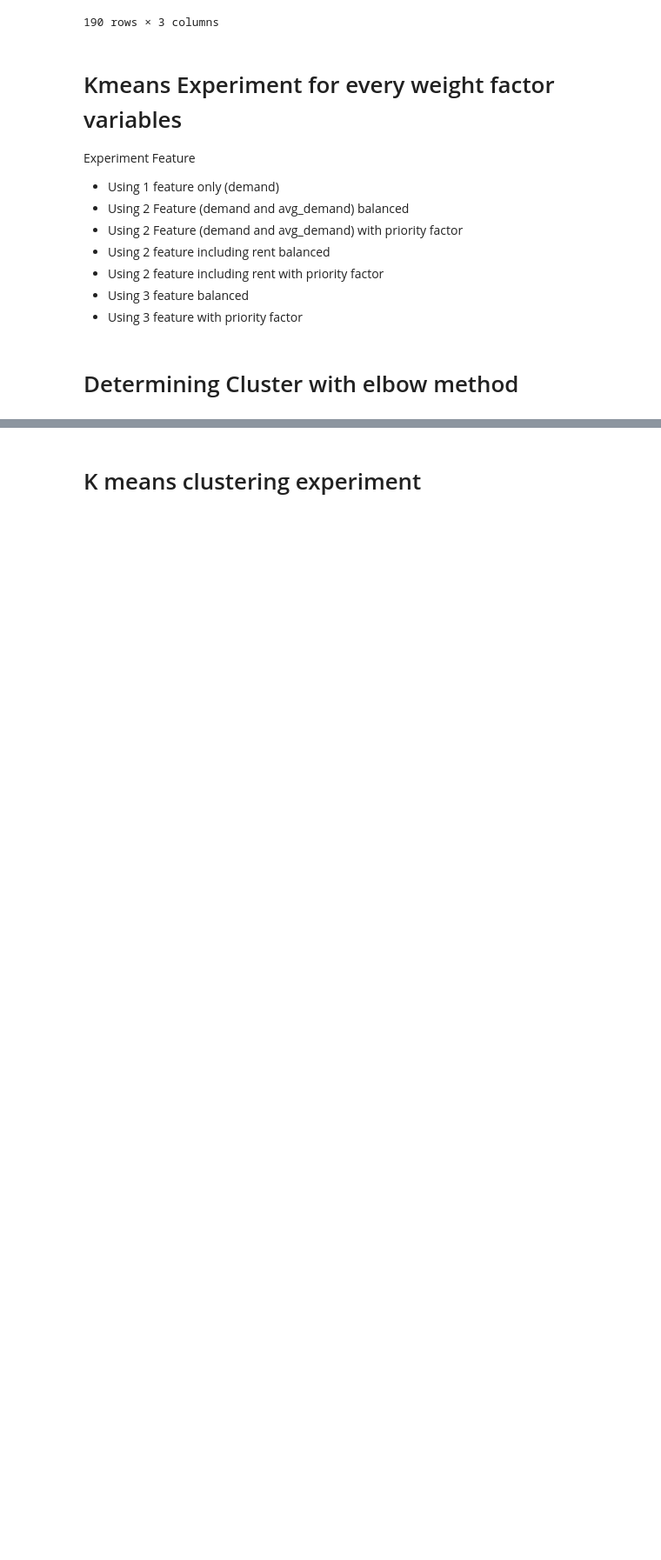
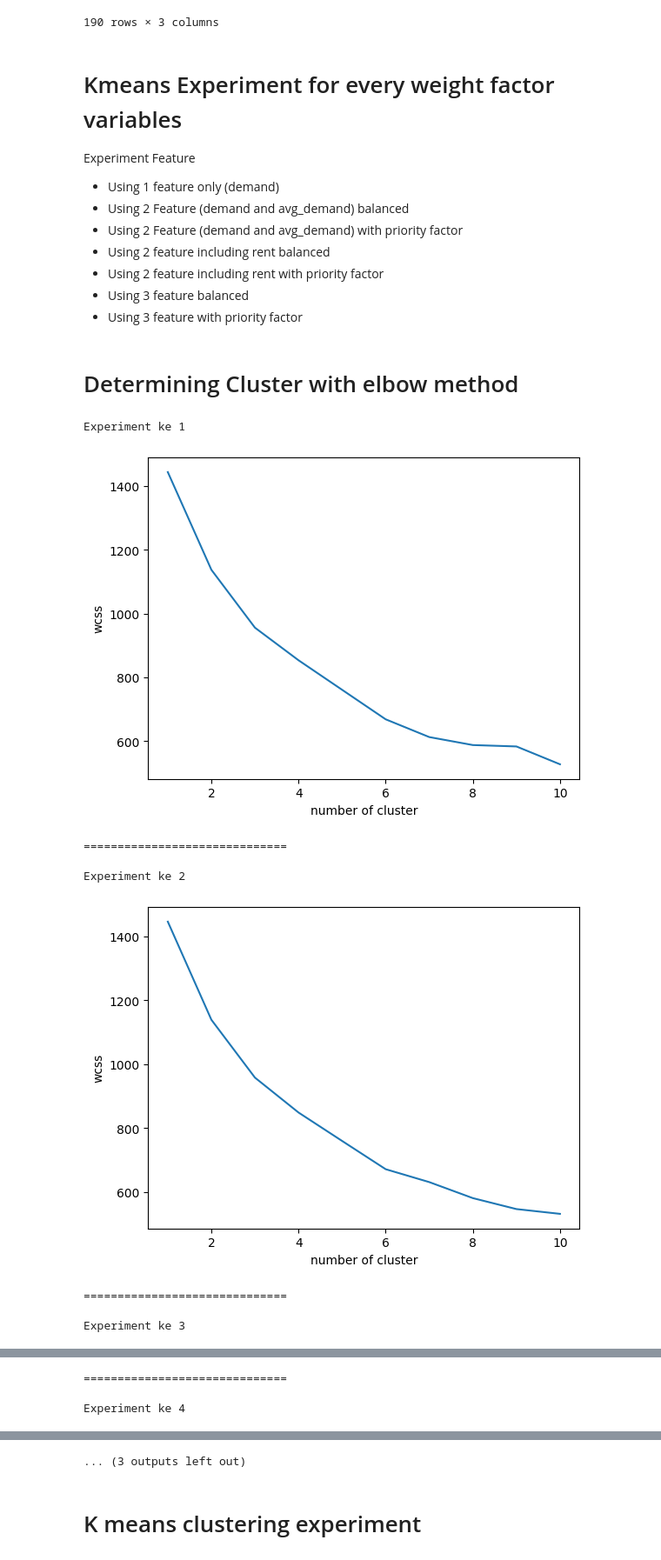
Before and after one commit to hafidabid/clustering-gudang, a Jupyter notebook: experiments_new/experiments_some_features.ipynb, the cells around one changed output, grey strips where cells are left out. Shown at 87% size. Cells and saved outputs as stored; diff of their text form; code cells hidden in the pictures; blank space fills up the shorter version.

Commit message:
experiments again

```diff
--- a/experiments_new/experiments_some_features.ipynb
+++ b/experiments_new/experiments_some_features.ipynb
@@ -148,16 +198,26 @@ for i in range(n_experiments):
 # %%
 cluster_test = 10
 for i in range(n_experiments):
-    print(f"Experiment ke ".format(i+1))
+    print("Experiment ke {}".format(i+1))
     wcss = []
 
-    for j in range(cluster_test):
-        kmeans = KMeansAlgorithm(dataset, j, 'lat', 'long', weight_experiments[i])
-        kmeans.fit(250)
-        wcss.append(kmeans.get_wcss())
+    for j in range(1,cluster_test+1):
+        kme = KMeansAlgorithm(dataset, j, 'lat', 'long', weight_experiments[i])
+        kme.fit(250)
+        wcss.append(kme.get_wcss())
 
-    plt.plot(range(1, cluster_test), wcss)
+    plt.plot(range(1, cluster_test+1), wcss)
     plt.xlabel("number of cluster")
     plt.ylabel("wcss")
     plt.show()
     print("==============================\n")
+# %% [output]
+Experiment ke 1
+[figure, added]
+==============================
+
+Experiment ke 2
+[figure, added]
+==============================
+
+Experiment ke 3
@@ -163,0 +225,3 @@ for i in range(n_experiments):
+==============================
+
+Experiment ke 4
@@ -164,3 +237,4 @@ for i in range(n_experiments):
+... (3 outputs left out)
 # %% [markdown]
 # K means clustering experiment
 # %%
```
Also changed, not shown: parts of 5 cells of this notebook, 2 other files.
